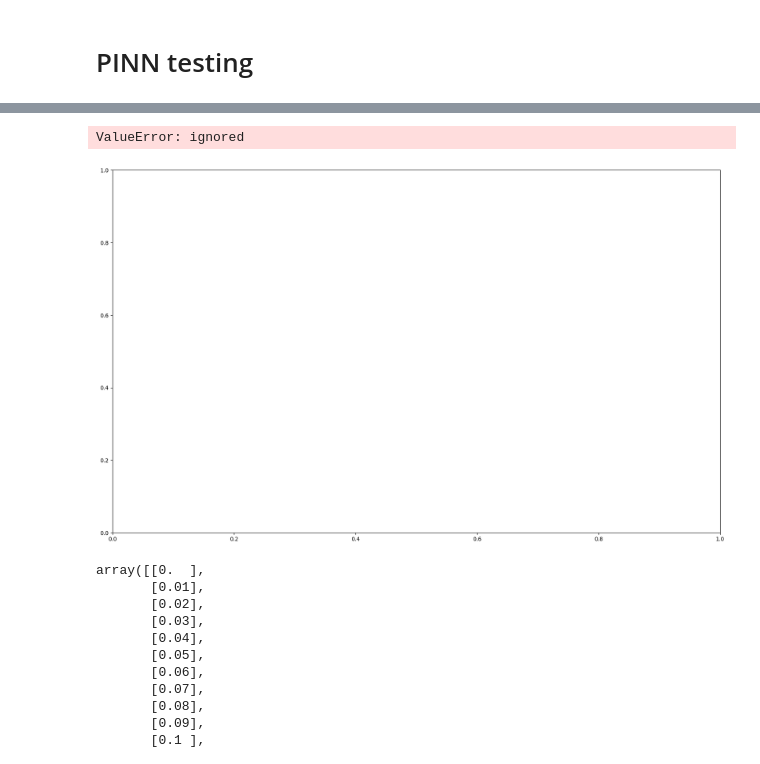
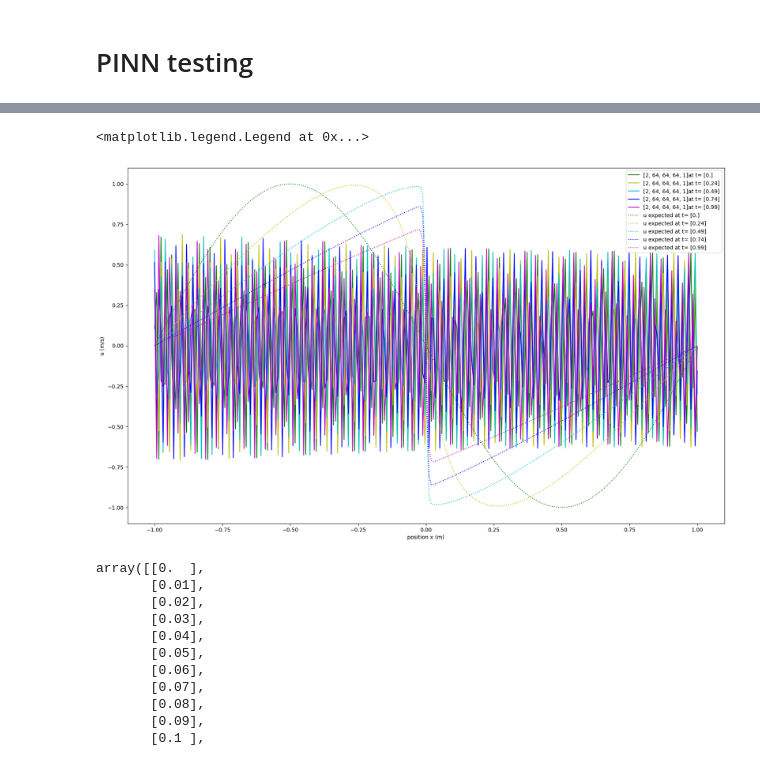
Before and after one commit to Giraud-Pierre/PINN_for_SEDMES, a Jupyter notebook: main/main.ipynb, the cells around one changed output, grey strips where cells are left out. Cells and saved outputs as stored; diff of their text form; code cells hidden in the pictures.

```diff
--- a/main/main.ipynb
+++ b/main/main.ipynb
@@ -219,7 +247,7 @@ class BurgersPINN:
 
   def Initialize_random_data_and_collocation_points(self):
     #initial conditions
-    idx_t0 = np.random.randint(self.u_x0.shape[0],size=self.n_0)
+    idx_t0 = np.random.randint(self.u_t0.shape[0],size=self.n_0)
     x_t0 = self.x[idx_t0]
     t_t0 = x_t0 *0 + self.lb[1]
     u_t0 = self.u_t0[idx_t0]
@@ -239,8 +267,8 @@ class BurgersPINN:
 
     #Equations collocation points
     X_T_f = self.Get_latin_hypercubes_samples(self.lb,self.ub, self.nf)
-    self.x_f = X_T_f[:,0:1]
-    self.t_f = X_T_f[:,1:2]
+    self.x_f = np.concatenate((self.x_bounds, X_T_f[:,0:1]))
+    self.t_f = np.concatenate((self.t_bounds, X_T_f[:,1:2]))
 
     return
 
@@ -276,7 +304,7 @@ class BurgersPINN:
     '''Compute the feedforward neural network operations'''
     num_layers = len(self.layers)
 
-    H = (input - self.lb)/(self.ub - self.lb) #input normalization
+    H = 2 * (input - self.lb)/(self.ub - self.lb) - 1 #input normalization
 
     for l in range(0, num_layers-2): #compute each hidden layer
       W = weights[l]
@@ -365,15 +393,17 @@ class BurgersPINN:
       print("Error: unexpected shape of x or t, should be (n,) or (n,1)")
       return None
 
-    tf_dict = {self.x_bounds_tf: x, self.t_bounds_tf: t}
+    tf_dict = {self.x_bounds_tf: x, self.t_bounds_tf: t,
+               self.x_f_tf: x, self.t_f_tf: t}
 
-    u = self.sess.run([self.u_pred], tf_dict)
+    u, f = self.sess.run([self.u_pred, self.f_pred], tf_dict)
 
-    return u
+    return u, f
 # %% [markdown]
 # PINN testing
 # %%
 DifferentLayers = [[2,64,64,64,1],[2,128,128,128,1],[2,256,256,256,1],[2,64,64,64,64,1],[2,256,256,256,256,1],[2,128,128,128,128,1],[2,128,128,64,64,1],[2,256,128,64,32,1]]
+layers = [2,128,128,128,128,1]
 u_predict = []
 predict_Cs_Sol = []
 x_t = [[0,0]]
@@ -381,7 +411,7 @@ for idx_t in range(len(t)):
   x_t = np.append(x_t, np.insert(x,1,t[idx_t][0], axis = 1), axis = 0)
 x_t = x_t[1:]
 
-for layers_idx in range(len(DifferentLayers)):
+for layers_idx in range(1):
   print(DifferentLayers[layers_idx])
   # PINN model without the differential equation
   model = BurgersPINN(x, t, u_x0, u_xmax, n_bound, u_t0, n_0, nf, layers, lb, ub)
@@ -392,7 +422,7 @@ for layers_idx in range(len(DifferentLayers)):
   elapsed = time.time() - start_time
   print('Training time: %.4f' % (elapsed))
 
-  u_predict.append(model.Predict(x_t))
+  u_predict.append(model.Predict(x_t)[0])
 # %% [output]
 [2, 64, 64, 64, 1]
 Device mapping: no known devices.
@@ -440,28 +454,30 @@ Error on u [2, 256, 128, 64, 32, 1] : 1.351036e+00
 # %%
 #ploting results
 
 color = ['g', 'y', 'c', 'b', 'm', 'r', 'k']
 line = ['-', '--', '-.']
 line_idx = 0
 
 T = [0,24,49,74,99]
 
 plt.figure(figsize=(20,12))
-for idx_model in [5,6]:
+for idx_model in [0]:
   color_idx = 0
   for idx_time in T:
-    plt.plot(x, u_predict[idx_model][idx_time].flatten(), color[color_idx%5], linestyle = line[line_idx], label = str(DifferentLayers[idx_model]) + "at t= " + str(t[idx_time]))
+    plt.plot(x, u_predict[idx_model,:,idx_time].flatten(), color[color_idx%7], linestyle = line[line_idx], label = str(DifferentLayers[idx_model]) + "at t= " + str(t[idx_time]))
     color_idx +=1
   line_idx +=1
 
+color_idx = 0
 for idx_time in T:
-  plt.plot(x, exact_u[idx_time], color[idx_time], linestyle = ':', label = 'u expected at t= ' + str(t[idx_time]))
-plt.ylabel("Cg (kmol/m3)")
-plt.xlabel('position t (s)')
+  plt.plot(x, exact_u[:,idx_time], color[color_idx%7], linestyle = ':', label = 'u expected at t= ' + str(t[idx_time]))
+  color_idx+=1
+plt.ylabel("u (m/s)")
+plt.xlabel('position x (m)')
 plt.legend()
 # %% [output]
-ValueError: ignored
+<matplotlib.legend.Legend at 0x...>
-[figure, old version]
+[figure, new version]
 # %%
 t
 # %% [output]
```
Also changed, not shown: parts of 6 cells of this notebook.
